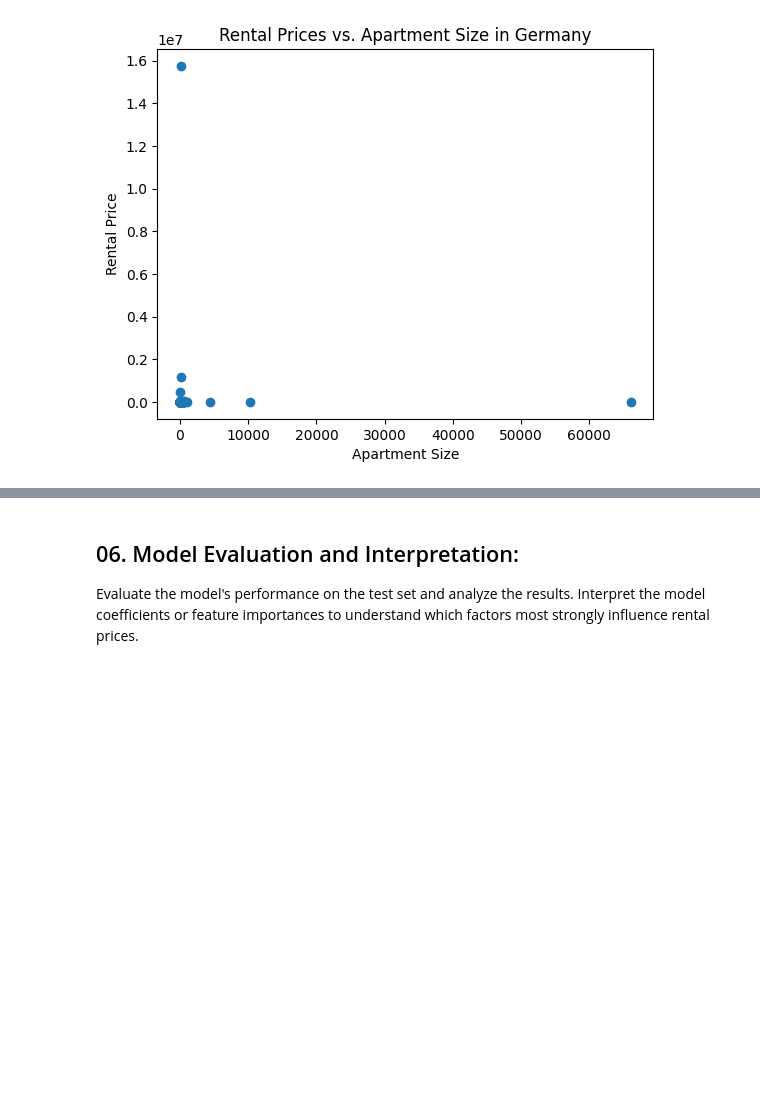
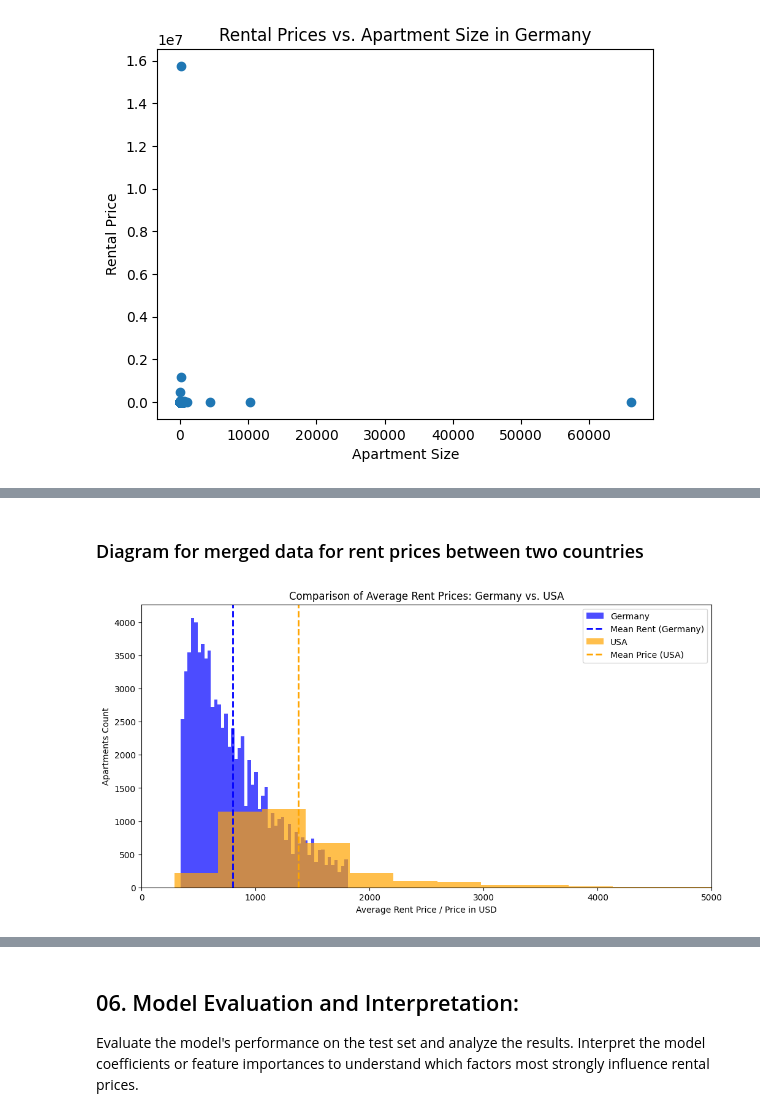
Before and after one commit to borisov5/Data-Science-June-2023, a Jupyter notebook: exam project/Ivelin_Borisov_project.ipynb, the cells around one changed output, grey strips where cells are left out. Cells and saved outputs as stored; diff of their text form; code cells hidden in the pictures; blank space fills up the shorter version.

```diff
--- a/exam project/Ivelin_Borisov_project.ipynb
+++ b/exam project/Ivelin_Borisov_project.ipynb
@@ -752,0 +811,25 @@ Optimize hyperparameters using techniques like cross-validation and grid search.
+# %% [markdown]
+### Diagram for merged data for rent prices between two countries
+# %%
+low_quantile = new_apartments_de["totalRent"].quantile(0.05)
+high_quantile = new_apartments_de["totalRent"].quantile(0.95)
+
+filtered_data = new_apartments_de[(new_apartments_de["totalRent"] >= low_quantile) & (new_apartments_de["totalRent"] <= high_quantile)]
+
+plt.figure(figsize=(12, 6))
+
+plt.hist(filtered_data["totalRent"], bins=50, alpha=0.7, color='blue', label='Germany')
+plt.axvline(filtered_data["totalRent"].mean(), color='blue', linestyle='dashed', linewidth=2, label='Mean Rent (Germany)')
+
+plt.hist(new_apartments_usa["price"], bins=50, alpha=0.7, color='orange', label='USA')
+plt.axvline(new_apartments_usa["price"].mean(), color='orange', linestyle='dashed', linewidth=2, label='Mean Price (USA)')
+
+plt.title('Comparison of Average Rent Prices: Germany vs. USA')
+plt.xlabel('Average Rent Price / Price in USD')
+plt.ylabel('Apartments Count')
+plt.legend()
+plt.xlim(0, 5000)
+
+plt.show()
+# %% [output]
+[figure, added]
```
Also changed, not shown: parts of 31 cells of this notebook, 1 other file.
